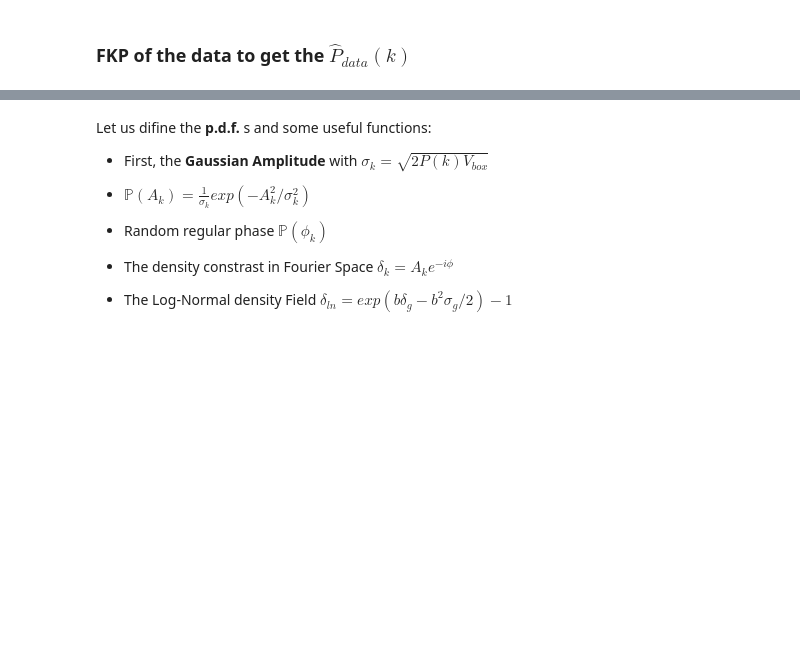
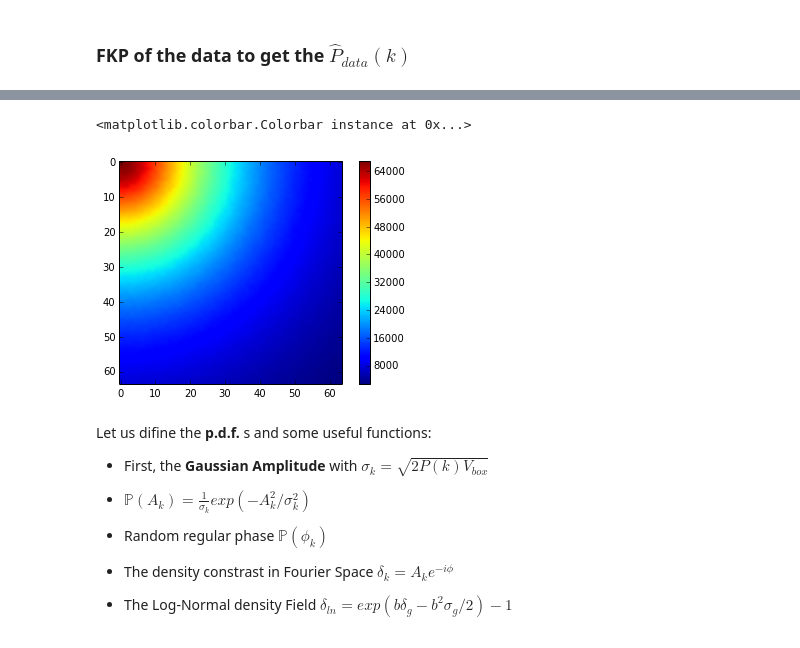
Before and after one commit to arthurmloureiro/MCMaps, a Jupyter notebook: MCMaps.ipynb, the cells around one changed output, grey strips where cells are left out. Saved outputs shown, nothing was run; the diff lists cells and outputs as text; code cells hidden in the pictures; blank space fills up the shorter version.

```diff
--- a/MCMaps.ipynb
+++ b/MCMaps.ipynb
@@ -124,3 +125,9 @@ pl.legend()
+# %%
+pl.imshow(fkp_stuff.nr[10])
+pl.colorbar()
+# %% [output]
+<matplotlib.colorbar.Colorbar instance at 0x...>
+[figure, added]
 # %% [markdown]
 Let us difine the **p.d.f.** s and some useful functions:
 
```
Also changed, not shown: parts of 13 cells of this notebook, 5 other files.
